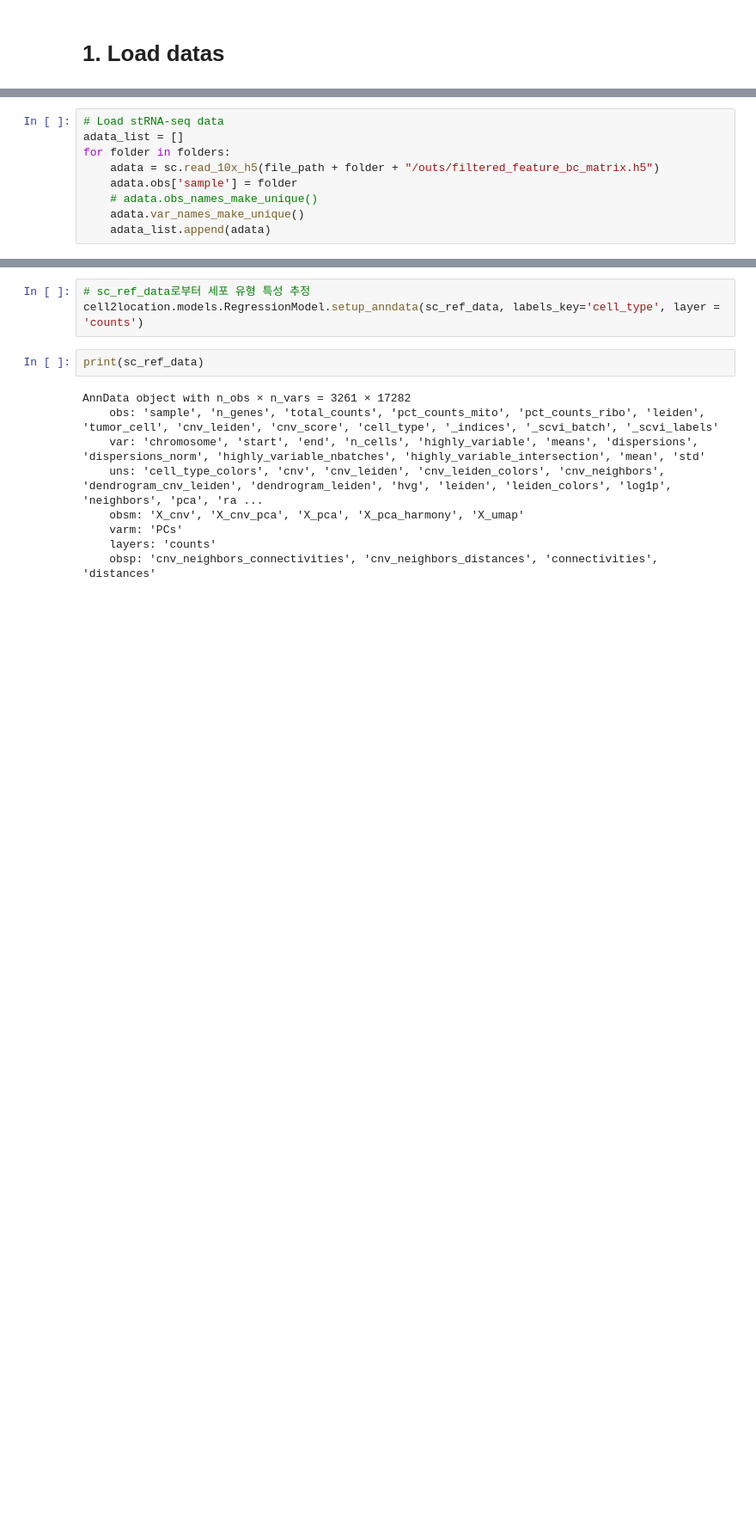
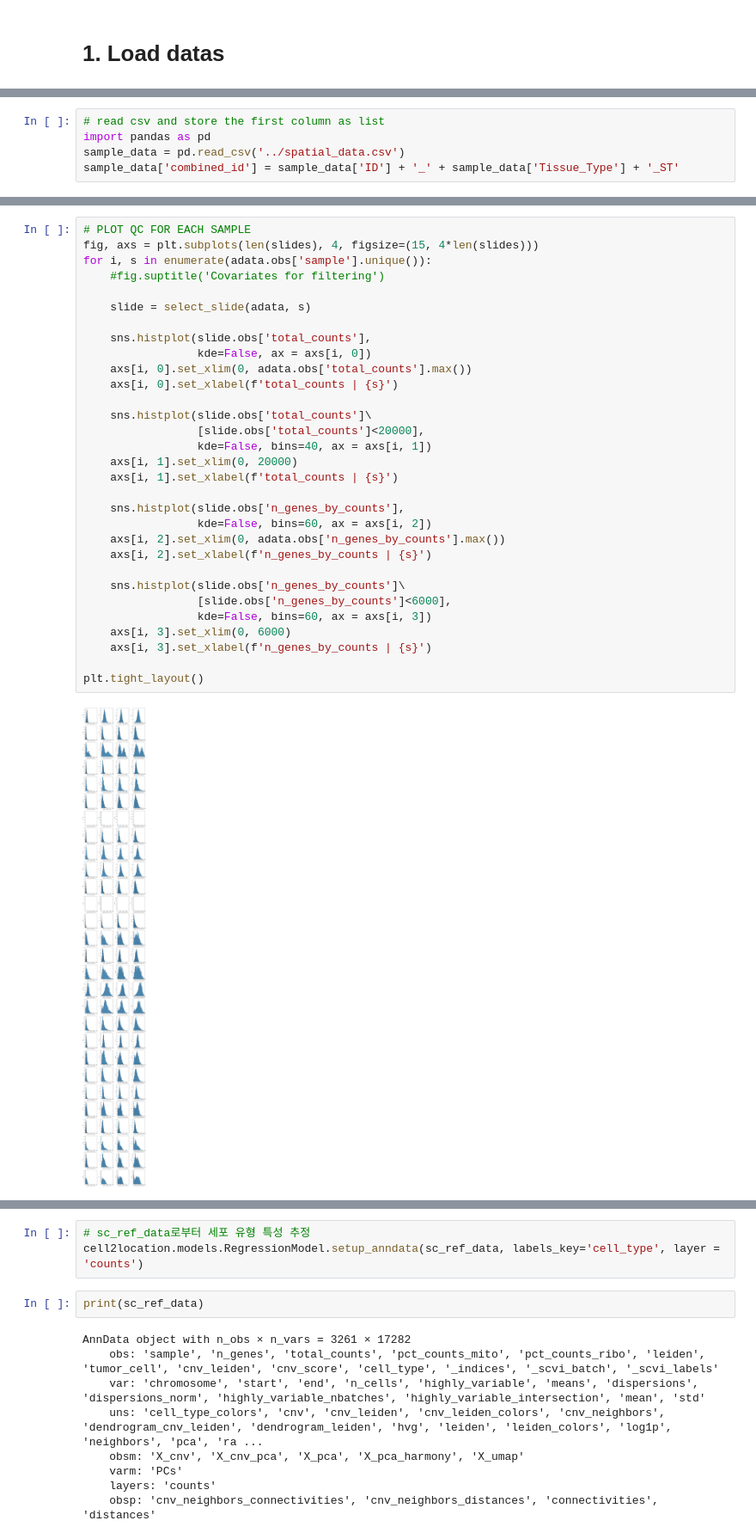
Before and after one commit to Sungwoo-Chang/spatial_241029, a Jupyter notebook: spatial/1._preprocessing.ipynb, the cells around one changed output, grey strips where cells are left out. Shown at 86% size. Drawn from its saved outputs; the diff is of its cells as text; blank space fills up the shorter version.

```diff
--- a/spatial/1._preprocessing.ipynb
+++ b/spatial/1._preprocessing.ipynb
@@ -47,9 +10,0 @@ spot_data
-# %%
-# Load stRNA-seq data
-adata_list = []
-for folder in folders:
-    adata = sc.read_10x_h5(file_path + folder + "/outs/filtered_feature_bc_matrix.h5")
-    adata.obs['sample'] = folder
-    # adata.obs_names_make_unique()
-    adata.var_names_make_unique()
-    adata_list.append(adata)
@@ -71,0 +65,5 @@ adata_list
+# %%
+# read csv and store the first column as list
+import pandas as pd
+sample_data = pd.read_csv('../spatial_data.csv')
+sample_data['combined_id'] = sample_data['ID'] + '_' + sample_data['Tissue_Type'] + '_ST'
@@ -71,0 +91,33 @@ adata_list
+# %%
+# PLOT QC FOR EACH SAMPLE
+fig, axs = plt.subplots(len(slides), 4, figsize=(15, 4*len(slides)))
+for i, s in enumerate(adata.obs['sample'].unique()):
+    #fig.suptitle('Covariates for filtering')
+
+    slide = select_slide(adata, s)
+
+    sns.histplot(slide.obs['total_counts'],
+                 kde=False, ax = axs[i, 0])
+    axs[i, 0].set_xlim(0, adata.obs['total_counts'].max())
+    axs[i, 0].set_xlabel(f'total_counts | {s}')
+
+    sns.histplot(slide.obs['total_counts']\
+                 [slide.obs['total_counts']<20000],
+                 kde=False, bins=40, ax = axs[i, 1])
+    axs[i, 1].set_xlim(0, 20000)
+    axs[i, 1].set_xlabel(f'total_counts | {s}')
+
+    sns.histplot(slide.obs['n_genes_by_counts'],
+                 kde=False, bins=60, ax = axs[i, 2])
+    axs[i, 2].set_xlim(0, adata.obs['n_genes_by_counts'].max())
+    axs[i, 2].set_xlabel(f'n_genes_by_counts | {s}')
+
+    sns.histplot(slide.obs['n_genes_by_counts']\
+                 [slide.obs['n_genes_by_counts']<6000],
+                 kde=False, bins=60, ax = axs[i, 3])
+    axs[i, 3].set_xlim(0, 6000)
+    axs[i, 3].set_xlabel(f'n_genes_by_counts | {s}')
+
+plt.tight_layout()
+# %% [output]
+[figure, added]
```
Also changed, not shown: parts of 19 cells of this notebook, 9 other files.
